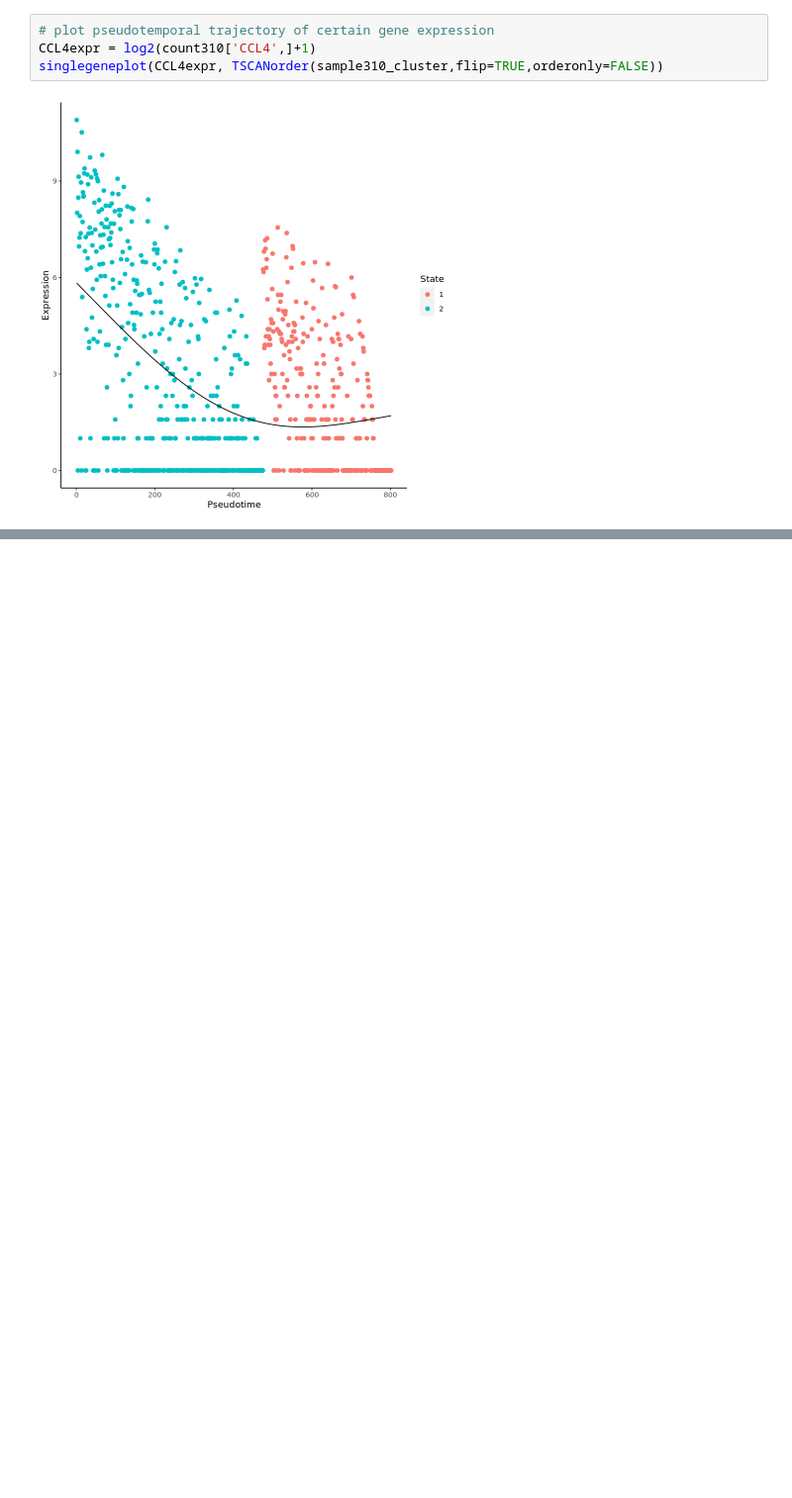
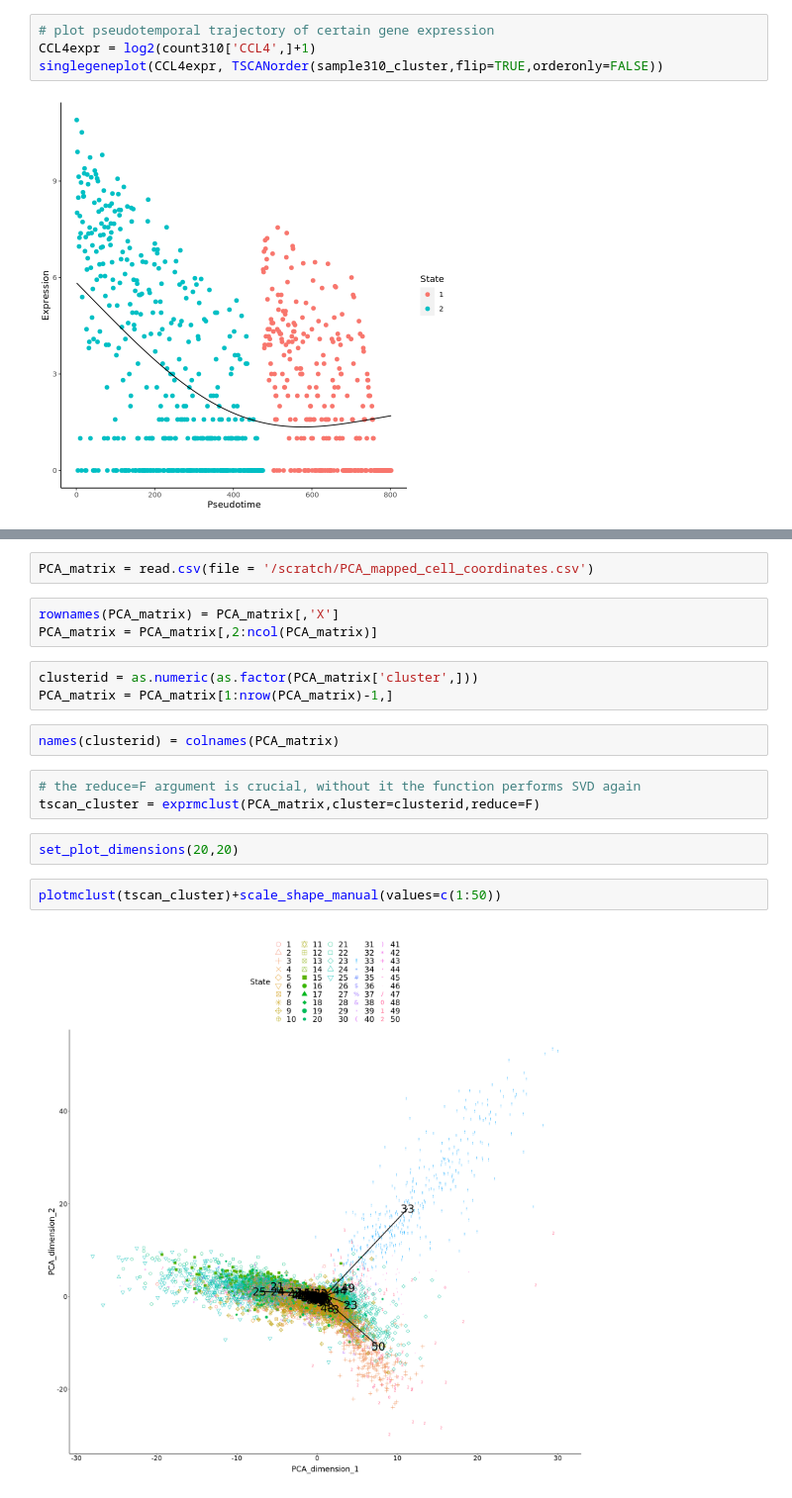
Before and after one commit to duke-chsi-informatics/iyer_tumor, a Jupyter notebook: part10_Test_TSCAN.ipynb, the cells around one changed output, grey strips where cells are left out. Shown at 99% size. Saved outputs shown, nothing was run; the diff lists cells and outputs as text; blank space fills up the shorter version.

```diff
--- a/part10_Test_TSCAN.ipynb
+++ b/part10_Test_TSCAN.ipynb
@@ -71,0 +82,19 @@ singlegeneplot(CCL4expr, TSCANorder(sample310_cluster,flip=TRUE,orderonly=FALSE)
+# %%
+PCA_matrix = read.csv(file = '/scratch/PCA_mapped_cell_coordinates.csv')
+# %%
+rownames(PCA_matrix) = PCA_matrix[,'X']
+PCA_matrix = PCA_matrix[,2:ncol(PCA_matrix)]
+# %%
+clusterid = as.numeric(as.factor(PCA_matrix['cluster',]))
+PCA_matrix = PCA_matrix[1:nrow(PCA_matrix)-1,]
+# %%
+names(clusterid) = colnames(PCA_matrix)
+# %%
+# the reduce=F argument is crucial, without it the function performs SVD again
+tscan_cluster = exprmclust(PCA_matrix,cluster=clusterid,reduce=F)
+# %%
+set_plot_dimensions(20,20)
+# %%
+plotmclust(tscan_cluster)+scale_shape_manual(values=c(1:50))
+# %% [output]
+[figure, added]
```
Also changed, not shown: parts of 19 cells of this notebook, 8 other files.
